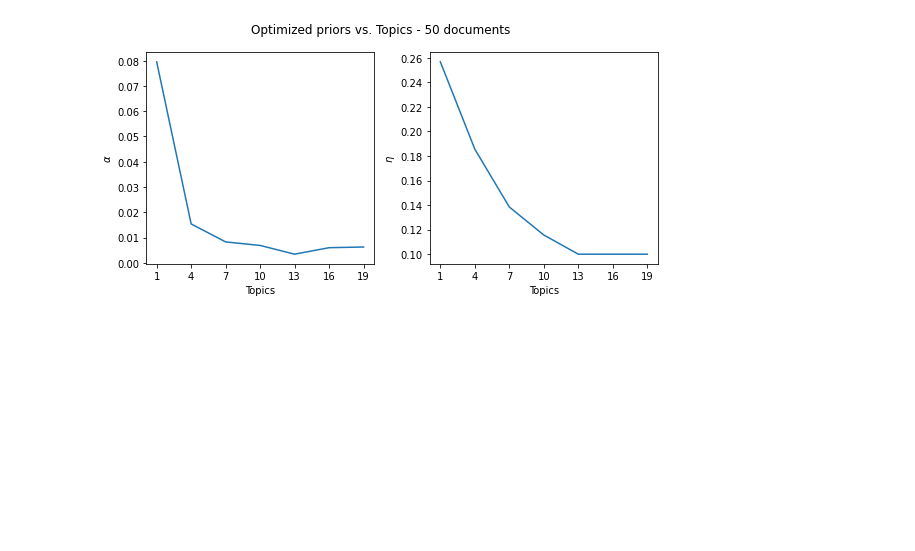
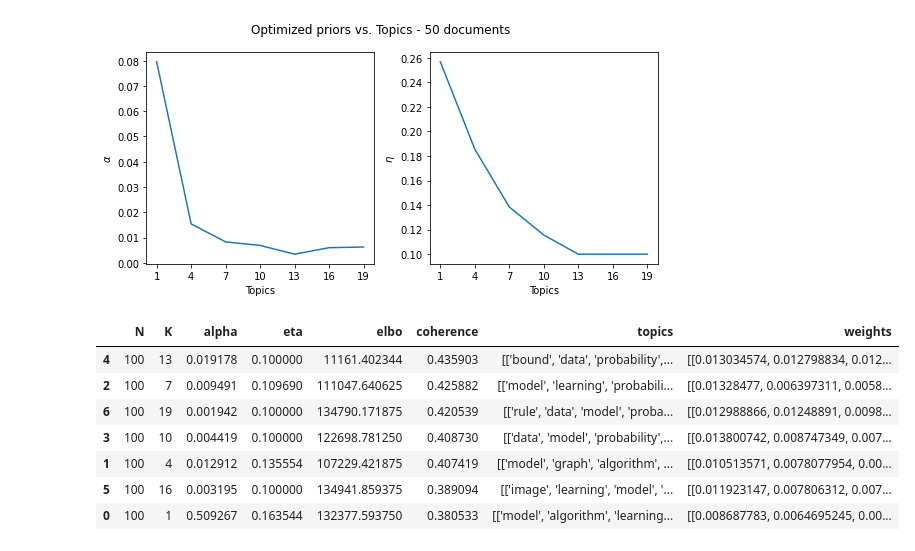
Before and after one commit to denix56/LDA_nips_papers, a Jupyter notebook: lda.ipynb, the cells around one changed output. Cells and saved outputs as stored; diff of their text form; code cells hidden in the pictures; blank space fills up the shorter version.

```diff
--- a/lda.ipynb
+++ b/lda.ipynb
@@ -706,3 +656,15 @@ plt.tight_layout()
 fig.savefig("results/resultset_topicVariation_50-TopicVsOptPriors.pdf")
 # %% [output]
 [figure]
+# %%
+df_results_100 = pd.read_csv("results/resultset_topicVariation_100.csv")
+df_results_100.sort_values(by="coherence", ascending=False)
+# %% [output]
+|  | N | K | alpha | eta | elbo | coherence | topics | weights |
+| 4 | 100 | 13 | 0.019178 | 0.100000 | 11161.402344 | 0.435903 | [['bound', 'data', 'probability',... | [[0.013034574, 0.012798834, 0.012... |
+| 2 | 100 | 7 | 0.009491 | 0.109690 | 111047.640625 | 0.425882 | [['model', 'learning', 'probabili... | [[0.01328477, 0.006397311, 0.0058... |
+| 6 | 100 | 19 | 0.001942 | 0.100000 | 134790.171875 | 0.420539 | [['rule', 'data', 'model', 'proba... | [[0.012988866, 0.01248891, 0.0098... |
+| 3 | 100 | 10 | 0.004419 | 0.100000 | 122698.781250 | 0.408730 | [['data', 'model', 'probability',... | [[0.013800742, 0.008747349, 0.007... |
+| 1 | 100 | 4 | 0.012912 | 0.135554 | 107229.421875 | 0.407419 | [['model', 'graph', 'algorithm', ... | [[0.010513571, 0.0078077954, 0.00... |
+| 5 | 100 | 16 | 0.003195 | 0.100000 | 134941.859375 | 0.389094 | [['image', 'learning', 'model', '... | [[0.011923147, 0.007806312, 0.007... |
+| 0 | 100 | 1 | 0.509267 | 0.163544 | 132377.593750 | 0.380533 | [['model', 'algorithm', 'learning... | [[0.008687783, 0.0064695245, 0.00... |
```
Also changed, not shown: parts of 3 cells of this notebook, 3 other files.
